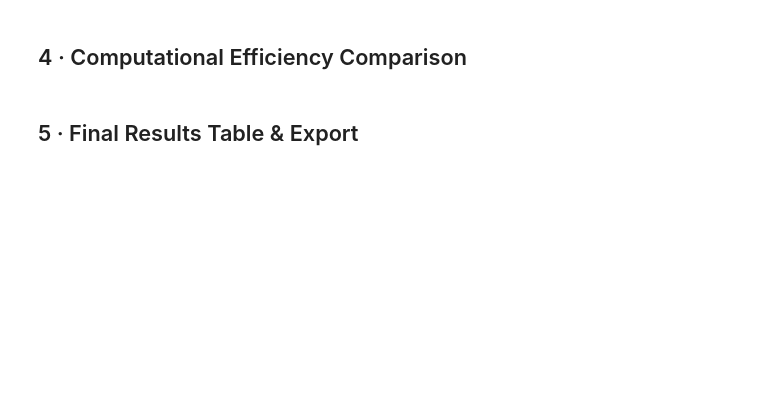
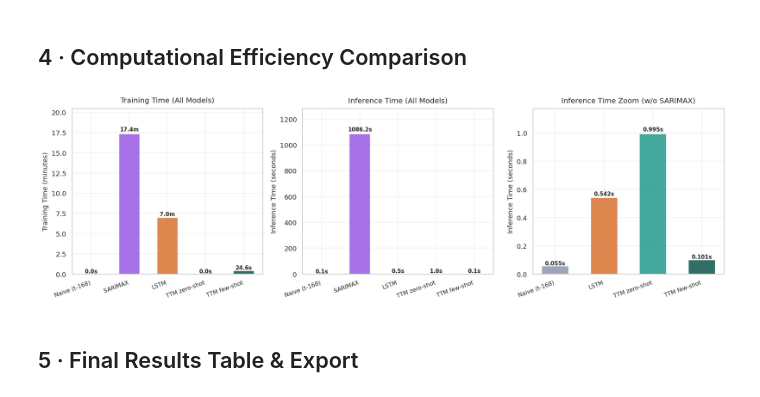
Before and after one commit to antonionc/pred_demanda, a Jupyter notebook: fase3_validacion_y_comparativa.ipynb, the cells around one changed output. Saved outputs shown, nothing was run; the diff lists cells and outputs as text; code cells hidden in the pictures; blank space fills up the shorter version.

```diff
--- a/fase3_validacion_y_comparativa.ipynb
+++ b/fase3_validacion_y_comparativa.ipynb
@@ -207,39 +311,64 @@ if preds:
 # %% [markdown]
 ## 4 · Computational Efficiency Comparison
 # %%
-# Computational efficiency: Training time & Inference time side-by-side
+# Computational efficiency: Training & Inference time (with SARIMAX-excluded zoom)
 if all_metrics:
-    fig, axes = plt.subplots(1, 2, figsize=(14, 4.5))
+    fig, axes = plt.subplots(1, 3, figsize=(16, 5))
 
-    # 1. Training time (minutes)
-    train_times = {n: all_metrics[n].get('train_s', 0) for n in all_metrics}
-    axes[0].barh(
-        list(train_times.keys()),
-        [v / 60 for v in train_times.values()],
-        color=[model_colors.get(n, 'gray') for n in train_times],
-        alpha=0.85,
-    )
-    axes[0].set_xlabel('Training time (minutes)')
-    axes[0].set_title('Training Time per Model (minutes)')
-    for i, (k, v) in enumerate(train_times.items()):
-        axes[0].text(v / 60 + 0.05, i, f'{v/60:.2f} min ({v:.1f}s)', va='center', fontsize=9)
+    # 1. Training time (minutes) - All models
+    train_models = list(all_metrics.keys())
+    train_vals_min = [all_metrics[n].get('train_s', 0) / 60 for n in train_models]
+    x0 = np.arange(len(train_models))
 
-    # 2. Inference time (seconds)
-    infer_times = {n: all_metrics[n].get('inference_s', 0) for n in all_metrics}
-    axes[1].barh(
-        list(infer_times.keys()),
-        list(infer_times.values()),
-        color=[model_colors.get(n, 'gray') for n in infer_times],
-        alpha=0.85,
-    )
-    axes[1].set_xlabel('Inference time (seconds)')
-    axes[1].set_title('Inference Time per Model (seconds)')
-    for i, (k, v) in enumerate(infer_times.items()):
-        axes[1].text(v + 0.01, i, f'{v:.3f}s', va='center', fontsize=9)
+    bars0 = axes[0].bar(x0, train_vals_min, color=[model_colors.get(n, '#7f7f7f') for n in train_models], alpha=0.88, width=0.55)
+    axes[0].set_xticks(x0)
+    axes[0].set_xticklabels(train_models, rotation=20, ha='right', fontsize=9.5)
+    axes[0].set_ylabel('Training Time (minutes)', fontsize=11)
+    axes[0].set_title('Training Time (All Models)', fontsize=12, pad=10)
+    axes[0].set_ylim(0, max(train_vals_min) * 1.18 if max(train_vals_min) > 0 else 1)
+
+    for bar, v, s in zip(bars0, train_vals_min, [all_metrics[n].get('train_s', 0) for n in train_models]):
+        txt = f'{v:.1f}m' if v >= 1 else f'{s:.1f}s'
+        axes[0].text(bar.get_x() + bar.get_width() / 2, bar.get_height() * 1.01,
+                     txt, ha='center', va='bottom', fontsize=9, fontweight='bold')
+
+    # 2. Inference time (seconds) - All models (including SARIMAX)
+    infer_models_all = list(all_metrics.keys())
+    infer_vals_all = [all_metrics[n].get('inference_s', 0) for n in infer_models_all]
+    x1 = np.arange(len(infer_models_all))
+
+    bars1 = axes[1].bar(x1, infer_vals_all, color=[model_colors.get(n, '#7f7f7f') for n in infer_models_all], alpha=0.88, width=0.55)
+    axes[1].set_xticks(x1)
+    axes[1].set_xticklabels(infer_models_all, rotation=20, ha='right', fontsize=9.5)
+    axes[1].set_ylabel('Inference Time (seconds)', fontsize=11)
+    axes[1].set_title('Inference Time (All Models)', fontsize=12, pad=10)
+    axes[1].set_ylim(0, max(infer_vals_all) * 1.18 if max(infer_vals_all) > 0 else 1)
+
+    for bar, v in zip(bars1, infer_vals_all):
+        axes[1].text(bar.get_x() + bar.get_width() / 2, bar.get_height() * 1.01,
+                     f'{v:.1f}s', ha='center', va='bottom', fontsize=9, fontweight='bold')
+
+    # 3. Inference time zoom (seconds) - Excluding SARIMAX
+    infer_models_fast = [n for n in all_metrics.keys() if 'SARIMAX' not in n]
+    infer_vals_fast = [all_metrics[n].get('inference_s', 0) for n in infer_models_fast]
+    x2 = np.arange(len(infer_models_fast))
+
+    bars2 = axes[2].bar(x2, infer_vals_fast, color=[model_colors.get(n, '#7f7f7f') for n in infer_models_fast], alpha=0.88, width=0.55)
+    axes[2].set_xticks(x2)
+    axes[2].set_xticklabels(infer_models_fast, rotation=20, ha='right', fontsize=9.5)
+    axes[2].set_ylabel('Inference Time (seconds)', fontsize=11)
+    axes[2].set_title('Inference Time Zoom (w/o SARIMAX)', fontsize=12, pad=10)
+    axes[2].set_ylim(0, max(infer_vals_fast) * 1.18 if len(infer_vals_fast) > 0 and max(infer_vals_fast) > 0 else 1)
+
+    for bar, v in zip(bars2, infer_vals_fast):
+        axes[2].text(bar.get_x() + bar.get_width() / 2, bar.get_height() * 1.01,
+                     f'{v:.3f}s', ha='center', va='bottom', fontsize=9, fontweight='bold')
 
     plt.tight_layout()
     plt.savefig('data/fig_computational_efficiency.png', dpi=150, bbox_inches='tight')
     plt.show()
+# %% [output]
+[figure, added]
 # %% [markdown]
 ## 5 · Final Results Table & Export
 # %%
```
Also changed, not shown: parts of 9 cells of this notebook.
